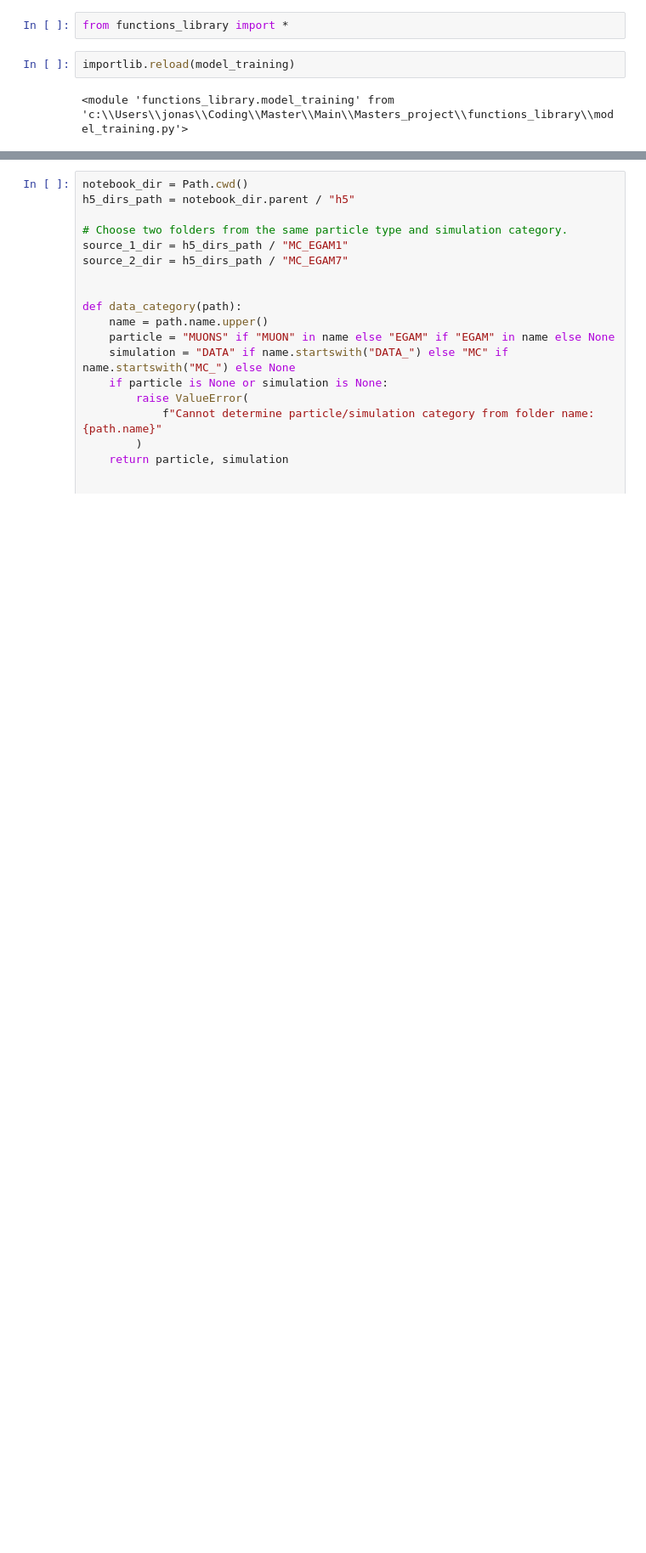
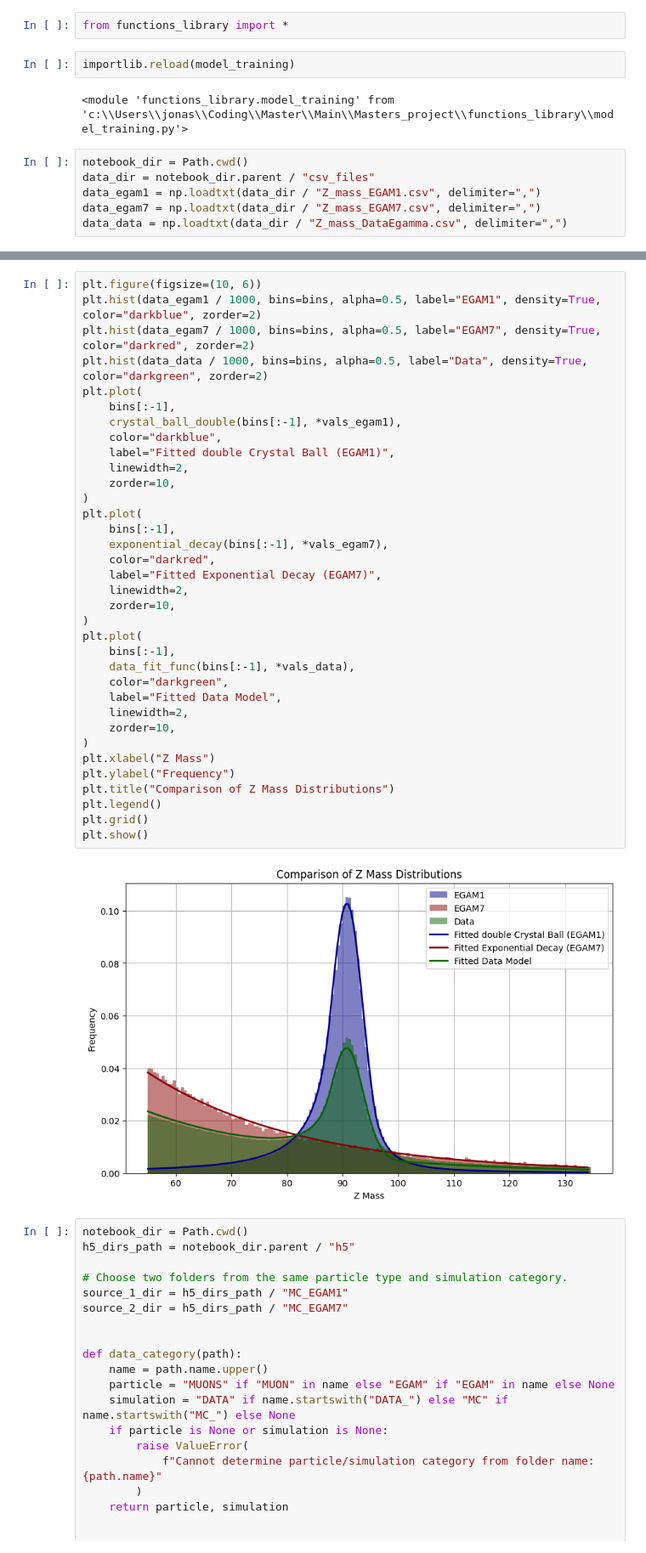
Before and after one commit to Le-Jonas/Masters_project, a Jupyter notebook: ML_lite.ipynb, the cells around one changed output, grey strips where cells are left out. Shown at 85% size. Saved outputs shown, nothing was run; the diff lists cells and outputs as text; blank space fills up the shorter version.

Commit message:
Fitted data and created the functions to do so

```diff
--- a/ML_lite.ipynb
+++ b/ML_lite.ipynb
@@ -10,3 +12,9 @@ from functions_library import *
 importlib.reload(model_training)
 # %% [output]
 <module 'functions_library.model_training' from 'c:\\Users\\jonas\\Coding\\Master\\Main\\Masters_project\\functions_library\\model_training.py'>
+# %%
+notebook_dir = Path.cwd()
+data_dir = notebook_dir.parent / "csv_files"
+data_egam1 = np.loadtxt(data_dir / "Z_mass_EGAM1.csv", delimiter=",")
+data_egam7 = np.loadtxt(data_dir / "Z_mass_EGAM7.csv", delimiter=",")
+data_data = np.loadtxt(data_dir / "Z_mass_DataEgamma.csv", delimiter=",")
@@ -13,3 +177,40 @@ importlib.reload(model_training)
+# %%
+plt.figure(figsize=(10, 6))
+plt.hist(data_egam1 / 1000, bins=bins, alpha=0.5, label="EGAM1", density=True, color="darkblue", zorder=2)
+plt.hist(data_egam7 / 1000, bins=bins, alpha=0.5, label="EGAM7", density=True, color="darkred", zorder=2)
+plt.hist(data_data / 1000, bins=bins, alpha=0.5, label="Data", density=True, color="darkgreen", zorder=2)
+plt.plot(
+    bins[:-1],
+    crystal_ball_double(bins[:-1], *vals_egam1),
+    color="darkblue",
+    label="Fitted double Crystal Ball (EGAM1)",
+    linewidth=2,
+    zorder=10,
+)
+plt.plot(
+    bins[:-1],
+    exponential_decay(bins[:-1], *vals_egam7),
+    color="darkred",
+    label="Fitted Exponential Decay (EGAM7)",
+    linewidth=2,
+    zorder=10,
+)
+plt.plot(
+    bins[:-1],
+    data_fit_func(bins[:-1], *vals_data),
+    color="darkgreen",
+    label="Fitted Data Model",
+    linewidth=2,
+    zorder=10,
+)
+plt.xlabel("Z Mass")
+plt.ylabel("Frequency")
+plt.title("Comparison of Z Mass Distributions")
+plt.legend()
+plt.grid()
+plt.show()
+# %% [output]
+[figure, added]
 # %%
 notebook_dir = Path.cwd()
 h5_dirs_path = notebook_dir.parent / "h5"
```
Also changed, not shown: parts of 3 cells of this notebook, 1 other file.
